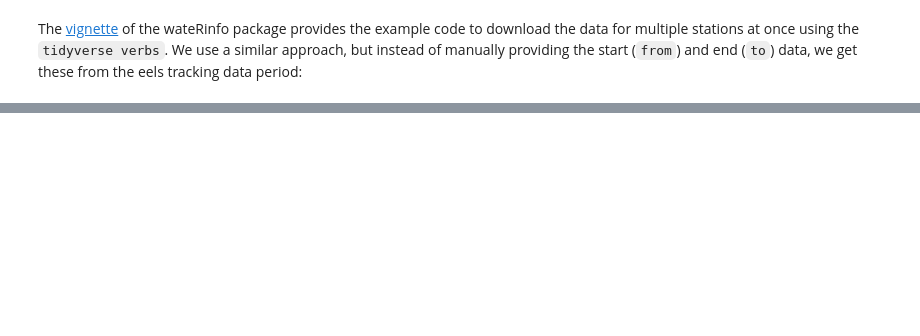
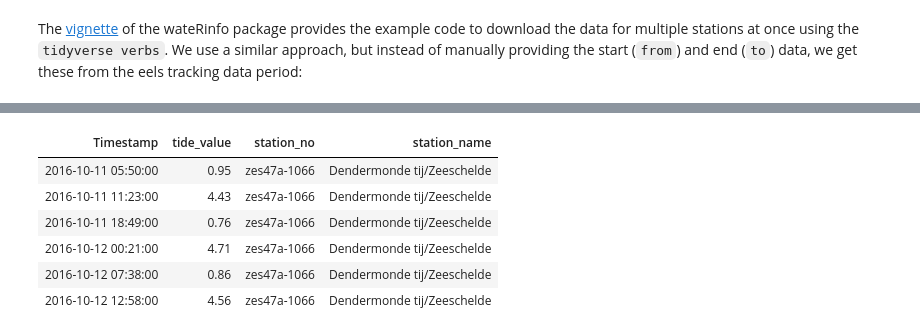
Before and after one commit to inbo/oscibio, a Jupyter notebook: content/posts/waterinfo-tidal.ipynb, the cells around one changed output, grey strips where cells are left out. Cells and saved outputs as stored; diff of their text form; code cells hidden in the pictures; blank space fills up the shorter version.

```diff
--- a/content/posts/waterinfo-tidal.ipynb
+++ b/content/posts/waterinfo-tidal.ipynb
@@ -377,0 +211,25 @@ Actually, also this eel is detected on the same location during high tide, but d
+# %%
+ts_id_high_tide <- read_csv("../files/scheldt_tide_waterinfo_identifiers.csv",
+                            col_types = cols()) %>%
+    filter(grepl(".HWLW.base", ts_name)) %>% # use HWLW based data
+    filter(station_name == "Dendermonde tij/Zeeschelde")
+
+# download the data similar to wateRinfo tutorial
+peaks_tide <- ts_id_high_tide %>% group_by(ts_id) %>%
+    do(get_timeseries_tsid(.$ts_id,
+                           from = min(eels$Date),
+                           to = max(eels$Date),
+                           datasource = 2)) %>%
+    ungroup() %>%
+    left_join(ts_id_high_tide, by = "ts_id") %>%
+    select(Timestamp, Value, station_no, station_name) %>%
+    rename(tide_value = Value)
+head(peaks_tide)
+# %% [output]
+| Timestamp | tide_value | station_no | station_name |
+| 2016-10-11 05:50:00 | 0.95 | zes47a-1066 | Dendermonde tij/Zeeschelde |
+| 2016-10-11 11:23:00 | 4.43 | zes47a-1066 | Dendermonde tij/Zeeschelde |
+| 2016-10-11 18:49:00 | 0.76 | zes47a-1066 | Dendermonde tij/Zeeschelde |
+| 2016-10-12 00:21:00 | 4.71 | zes47a-1066 | Dendermonde tij/Zeeschelde |
+| 2016-10-12 07:38:00 | 0.86 | zes47a-1066 | Dendermonde tij/Zeeschelde |
+| 2016-10-12 12:58:00 | 4.56 | zes47a-1066 | Dendermonde tij/Zeeschelde |
```
Also changed, not shown: parts of 101 cells of this notebook, 1 other file.
